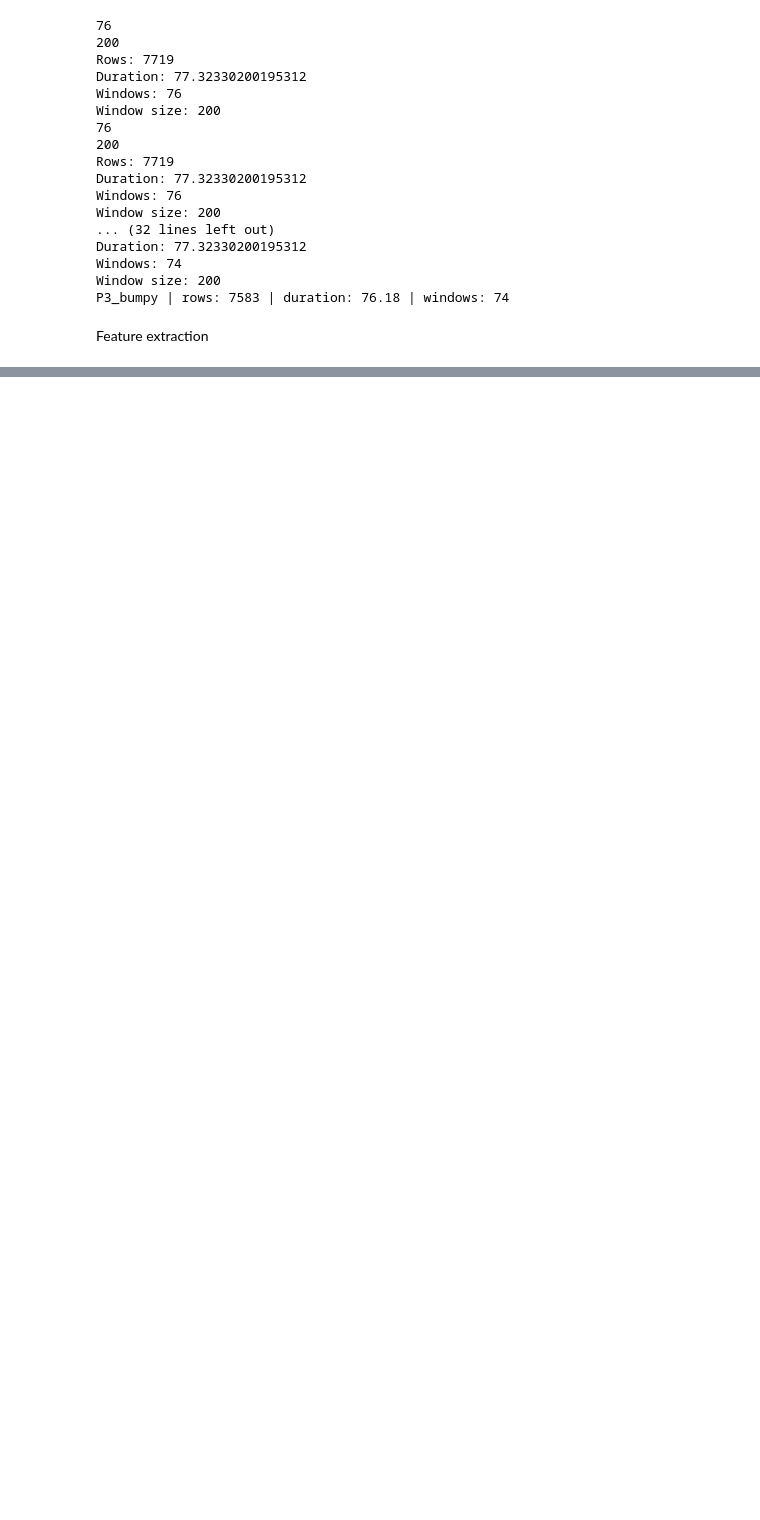
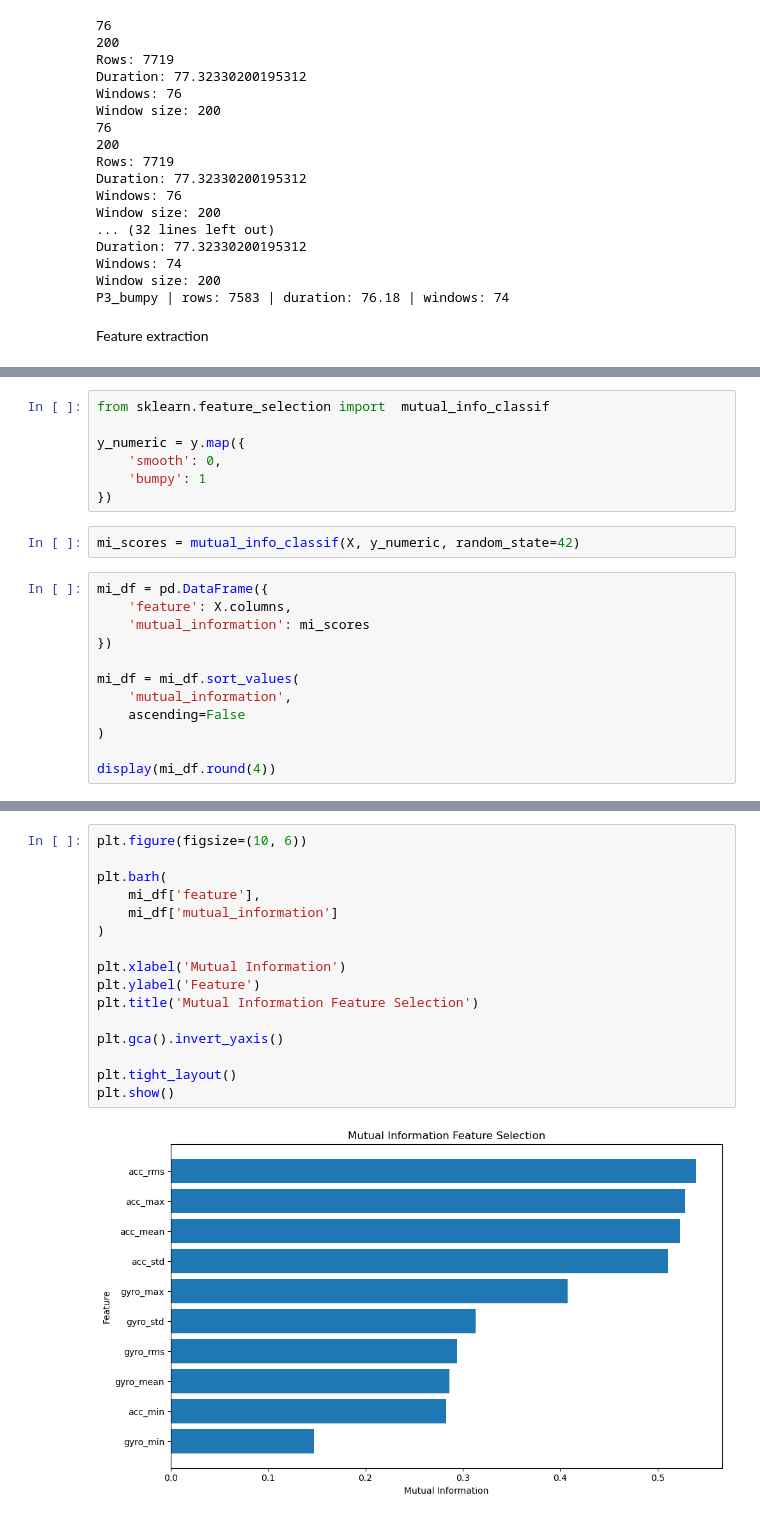
Before and after one commit to HeKaY-boy/bike-lane-quality-assessment, a Jupyter notebook: Prototype/Main_notebook_Himanshu.ipynb, the cells around one changed output, grey strips where cells are left out. Cells and saved outputs as stored; diff of their text form; blank space fills up the shorter version.

```diff
--- a/Prototype/Main_notebook_Himanshu.ipynb
+++ b/Prototype/Main_notebook_Himanshu.ipynb
@@ -406,0 +592,21 @@ def extract_features(window):
+# %%
+from sklearn.feature_selection import  mutual_info_classif
+
+y_numeric = y.map({
+    'smooth': 0,
+    'bumpy': 1
+})
+# %%
+mi_scores = mutual_info_classif(X, y_numeric, random_state=42)
+# %%
+mi_df = pd.DataFrame({
+    'feature': X.columns,
+    'mutual_information': mi_scores
+})
+
+mi_df = mi_df.sort_values(
+    'mutual_information',
+    ascending=False
+)
+
+display(mi_df.round(4))
@@ -406,0 +625,18 @@ def extract_features(window):
+# %%
+plt.figure(figsize=(10, 6))
+
+plt.barh(
+    mi_df['feature'],
+    mi_df['mutual_information']
+)
+
+plt.xlabel('Mutual Information')
+plt.ylabel('Feature')
+plt.title('Mutual Information Feature Selection')
+
+plt.gca().invert_yaxis()
+
+plt.tight_layout()
+plt.show()
+# %% [output]
+[figure, added]
```
Also changed, not shown: parts of 37 cells of this notebook.
